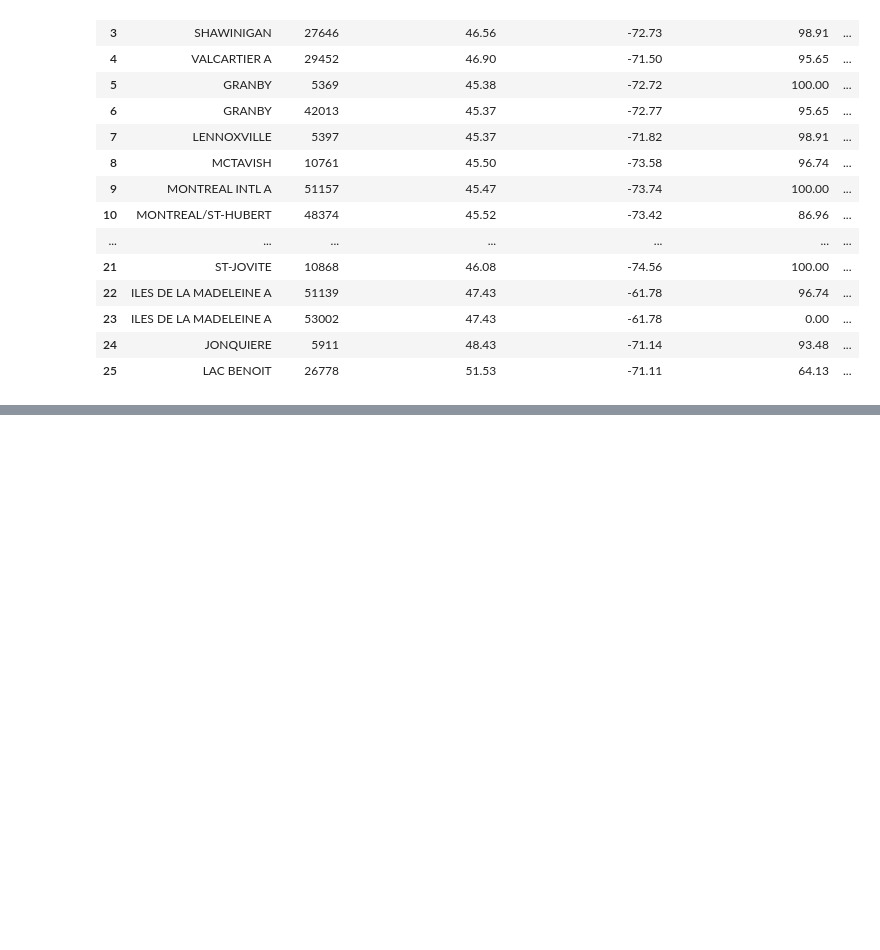
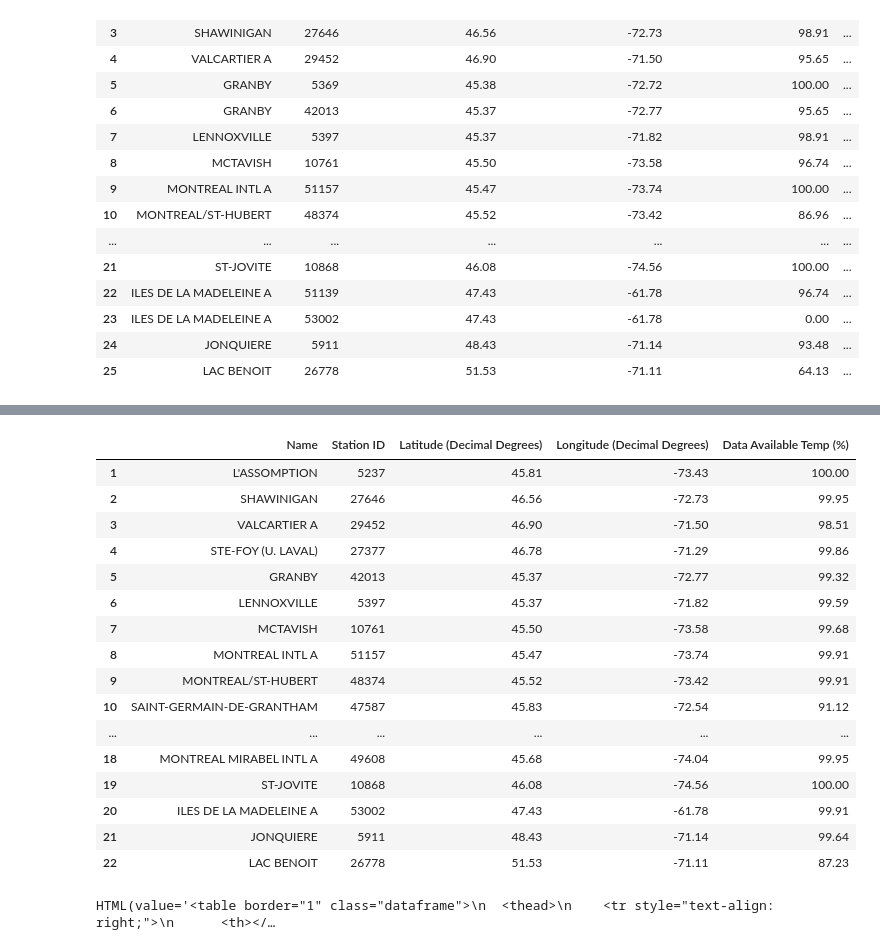
Before and after one commit to guilhAbreu/Environment-Canada-Weather-Info-Processing, a Jupyter notebook: EnvCanWeaInfo.ipynb, the cells around one changed output, grey strips where cells are left out. Saved outputs shown, nothing was run; the diff lists cells and outputs as text; code cells hidden in the pictures; blank space fills up the shorter version.

```diff
--- a/EnvCanWeaInfo.ipynb
+++ b/EnvCanWeaInfo.ipynb
@@ -439,0 +501,46 @@ hw_stations
+# %%
+s[0] = 'STE-FOY (U. LAVAL)'
+hw_stations = quebecStations[quebecStations['Name'].isin(s)]
+IDs = hw_stations['Station ID'].unique()
+
+dataSet = dict()
+
+#It gets the name of each file downloaded previously
+stationFiles = hw_stations['Station ID'].unique().astype('str')
+# %%
+dataSet = dict()
+
+#It gets the name of each file downloaded previously
+stationFiles = hw_stations['Station ID'].unique().astype('str')
+
+#It opens them
+for file in stationFiles:
+    data = pd.read_csv(dataPath+file+'.csv')
+    data = data.dropna(axis = 0, how = 'all')
+    dataSet[file] = data
+# %%
+hw_stations = countData(hw_stations, dataSet, 'Temp (°C)', (delta.days + 1)*24, 'Temp')
+hw_stations = hw_stations[['Name', 'Station ID', 'Latitude (Decimal Degrees)',
+                           'Longitude (Decimal Degrees)', 'Data Available Temp (%)']]
+hw_stations.index = range(1,hw_stations.shape[0]+1)
+hr_stations = hw_stations[hw_stations['Data Available Temp (%)'] >= 80]
+hr_stations.index = range(1,hr_stations.shape[0]+1)
+hr_stations
+# %% [output]
+|  | Name | Station ID | Latitude (Decimal Degrees) | Longitude (Decimal Degrees) | Data Available Temp (%) |
+| 1 | L'ASSOMPTION | 5237 | 45.81 | -73.43 | 100.00 |
+| 2 | SHAWINIGAN | 27646 | 46.56 | -72.73 | 99.95 |
+| 3 | VALCARTIER A | 29452 | 46.90 | -71.50 | 98.51 |
+| 4 | STE-FOY (U. LAVAL) | 27377 | 46.78 | -71.29 | 99.86 |
+| 5 | GRANBY | 42013 | 45.37 | -72.77 | 99.32 |
+| 6 | LENNOXVILLE | 5397 | 45.37 | -71.82 | 99.59 |
+| 7 | MCTAVISH | 10761 | 45.50 | -73.58 | 99.68 |
+| 8 | MONTREAL INTL A | 51157 | 45.47 | -73.74 | 99.91 |
+| 9 | MONTREAL/ST-HUBERT | 48374 | 45.52 | -73.42 | 99.91 |
+| 10 | SAINT-GERMAIN-DE-GRANTHAM | 47587 | 45.83 | -72.54 | 91.12 |
+| ... | ... | ... | ... | ... | ... |
+| 18 | MONTREAL MIRABEL INTL A | 49608 | 45.68 | -74.04 | 99.95 |
+| 19 | ST-JOVITE | 10868 | 46.08 | -74.56 | 100.00 |
+| 20 | ILES DE LA MADELEINE A | 53002 | 47.43 | -61.78 | 99.91 |
+| 21 | JONQUIERE | 5911 | 48.43 | -71.14 | 99.64 |
+| 22 | LAC BENOIT | 26778 | 51.53 | -71.11 | 87.23 |
@@ -439,0 +623,5 @@ hw_stations
+# %%
+data = hrDataSet['45309']
+display(HTML(data.to_html()))
+# %% [output]
+HTML(value='<table border="1" class="dataframe">\n  <thead>\n    <tr style="text-align: right;">\n      <th></…
```
Also changed, not shown: parts of 9 cells of this notebook.
